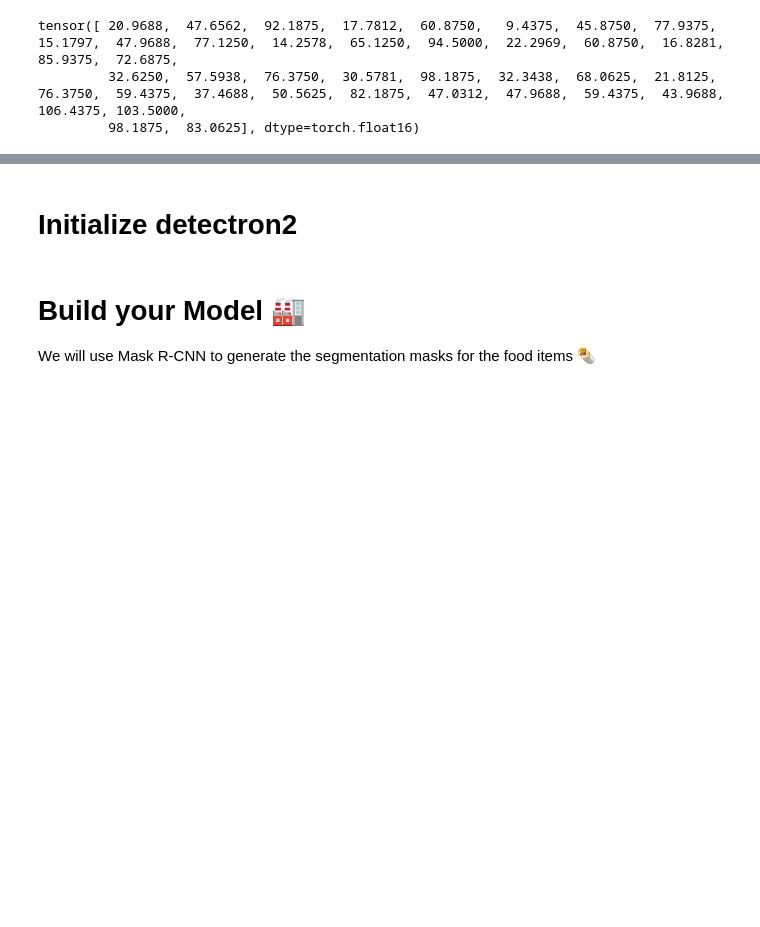
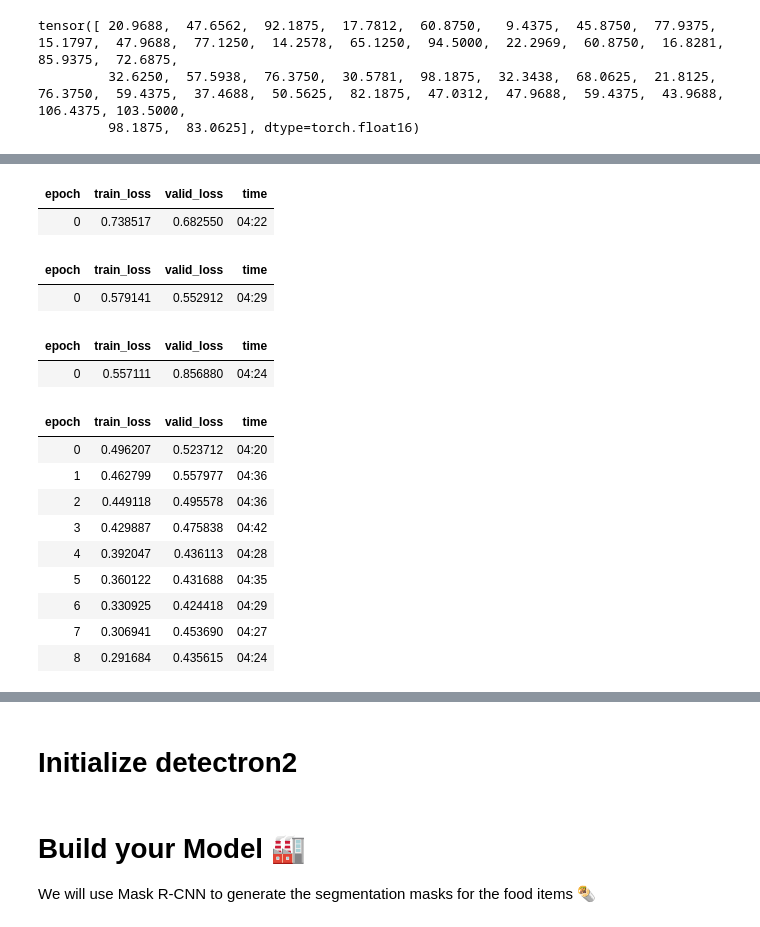
Before and after one commit to GollyTicker/Food-Recognition-Challenge, a Jupyter notebook: Starter_Kit.ipynb, the cells around one changed output, grey strips where cells are left out. Cells and saved outputs as stored; diff of their text form; code cells hidden in the pictures; blank space fills up the shorter version.

```diff
--- a/Starter_Kit.ipynb
+++ b/Starter_Kit.ipynb
@@ -809,3 +791,34 @@ Callbacks:
+# %%
+# learn.show_training_loop()
+EPOCHS = 10
+
+if "test train loop works":
+  learn.fine_tune(1)
+
+learn.fine_tune(EPOCHS-1)
+
+# learn.fine_tune(10)
+# learn.fit_one_cycle(5)
+
+# learn.show_results()
+# todo. cannot show tensor multi-segmentation mask. need to define custom class for that
+# %% [output]
+| epoch | train_loss | valid_loss | time |
+| 0 | 0.738517 | 0.682550 | 04:22 |
+| epoch | train_loss | valid_loss | time |
+| 0 | 0.579141 | 0.552912 | 04:29 |
+| epoch | train_loss | valid_loss | time |
+| 0 | 0.557111 | 0.856880 | 04:24 |
+| epoch | train_loss | valid_loss | time |
+| 0 | 0.496207 | 0.523712 | 04:20 |
+| 1 | 0.462799 | 0.557977 | 04:36 |
+| 2 | 0.449118 | 0.495578 | 04:36 |
+| 3 | 0.429887 | 0.475838 | 04:42 |
+| 4 | 0.392047 | 0.436113 | 04:28 |
+| 5 | 0.360122 | 0.431688 | 04:35 |
+| 6 | 0.330925 | 0.424418 | 04:29 |
+| 7 | 0.306941 | 0.453690 | 04:27 |
+| 8 | 0.291684 | 0.435615 | 04:24 |
 # %%
 # save model
 # todo. need access to some S3 storage or so for this
```
Also changed, not shown: parts of 13 cells of this notebook.
